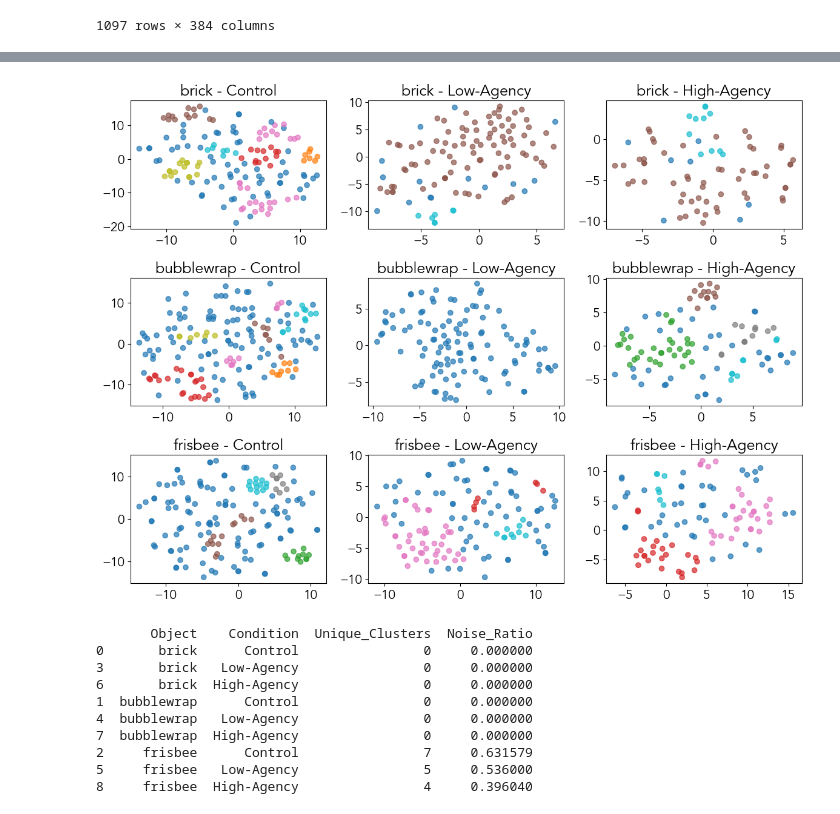
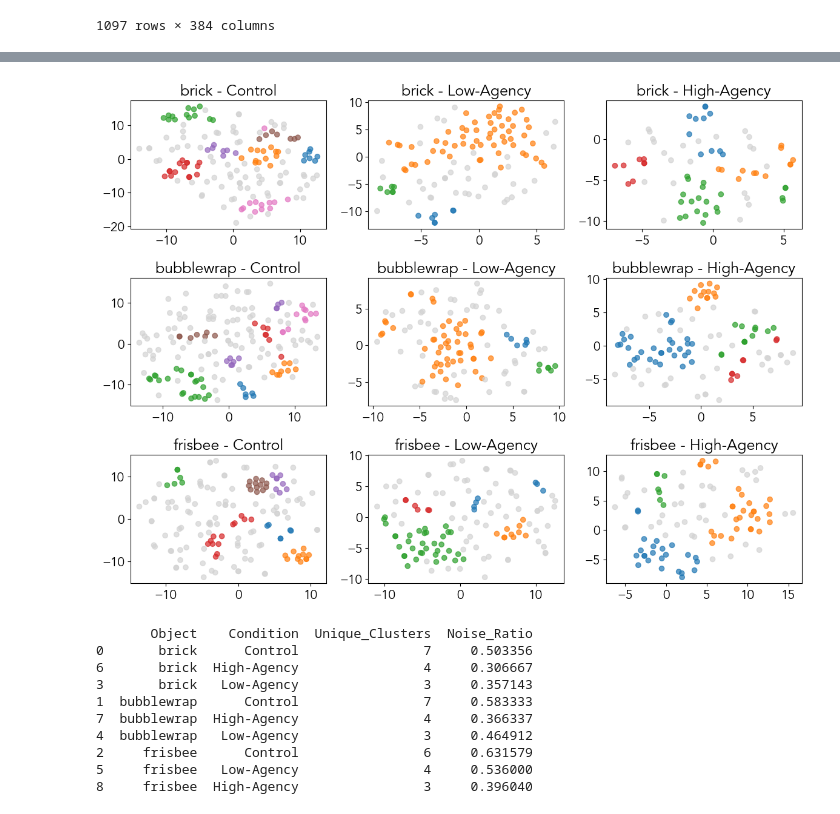
Before and after one commit to sarahhannahwu/idea_generation, a Jupyter notebook: clustering.ipynb, the cells around one changed output, grey strips where cells are left out. Saved outputs shown, nothing was run; the diff lists cells and outputs as text; code cells hidden in the pictures.

Commit message:
clustering analysis for s2

```diff
--- a/clustering.ipynb
+++ b/clustering.ipynb
@@ -127,15 +126,15 @@ Name: raw_cluster_label, dtype: int64
 # %%
 # Filter to bubblewrap and plot t-SNE for each condition
 
-# for condition in unique_conditions:
-#     bubblewrap_mask = (df['object'] == 'bubblewrap') & (df['condition'] == condition)
-#     data = all_embeddings[bubblewrap_mask]
-#     plot_kwds = {'s': 50, 'alpha': 0.7}
-#     projection = sklearn.manifold.TSNE().fit_transform(data)
+for condition in unique_conditions:
+    bubblewrap_mask = (df['object'] == 'bubblewrap') & (df['condition'] == condition)
+    data = all_embeddings[bubblewrap_mask]
+    plot_kwds = {'s': 50, 'alpha': 0.7}
+    projection = sklearn.manifold.TSNE().fit_transform(data)
 
-#     # Color the points by their cluster labels to visually inspect the clustering quality
-#     colors = df.loc[bubblewrap_mask, 'raw_cluster_label'].values
-#     plt.scatter(projection[:, 0], projection[:, 1], c=colors, cmap='tab10', **plot_kwds)
-#     plt.title(f't-SNE Projection for Bubblewrap in Condition: {condition}')
-#     plt.show()
+    # Color the points by their cluster labels to visually inspect the clustering quality
+    colors = df.loc[bubblewrap_mask, 'raw_cluster_label'].values
+    plt.scatter(projection[:, 0], projection[:, 1], c=colors, cmap='tab10', **plot_kwds)
+    plt.title(f't-SNE Projection for Bubblewrap in Condition: {condition}')
+    plt.show()
 # %% [output]
@@ -145,34 +144,54 @@ Name: raw_cluster_label, dtype: int64
 # %%
 # Repeat for all object-condition pairs and display the results in a grid of t-SNE plots
 
+import matplotlib.colors as mcolors
 
 n_objects = len(unique_objects)
 n_conditions = len(unique_conditions)
 
 # Create a grid of subplots
 fig, axes = plt.subplots(n_objects, n_conditions, figsize=(4*n_conditions, 3*n_objects), squeeze=False)
 
 # For each object-condition pair, plot t-SNE
 for i, obj in enumerate(unique_objects):
     for j, condition in enumerate(unique_conditions):
         obj_cond_mask = (df['object'] == obj) & (df['condition'] == condition)
         if obj_cond_mask.sum() < 2:  # Skip if less than 2 samples
             axes[i][j].set_title(f"{obj} - {condition}")
             axes[i][j].text(0.5, 0.5, "Not enough samples", ha='center', va='center', transform=axes[i][j].transAxes)
             continue
 
         data = all_embeddings[obj_cond_mask]
         projection = sklearn.manifold.TSNE().fit_transform(data)
 
         # Color the points by their cluster labels to visually inspect the clustering quality
-        colors = df.loc[obj_cond_mask, 'raw_cluster_label'].values
-        axes[i][j].scatter(projection[:, 0], projection[:, 1], c=colors, cmap='tab10', alpha=0.7)
+        labels = df.loc[obj_cond_mask, 'raw_cluster_label'].values
+        unique_labels = np.sort(np.unique(labels))
+
+        # Build color map where -1 is light gray
+        base_colors = sns.color_palette('tab10', n_colors=max(len(unique_labels), 1)).as_hex()
+        color_map = {}
+        color_iter = iter(base_colors)
+
+        for lab in unique_labels:
+            if lab == -1:
+                color_map[lab] = 'lightgray'
+            else:
+                color_map[lab] = next(color_iter, 'black')
+
+        cmap = mcolors.ListedColormap([color_map[lab] for lab in unique_labels])
+        norm = mcolors.BoundaryNorm(np.append(unique_labels, unique_labels[-1] + 1), cmap.N)
+
+        axes[i][j].scatter(projection[:, 0], projection[:, 1], c=labels, cmap=cmap, norm=norm, alpha=0.7)
         axes[i][j].set_title(f"{obj} - {condition}")
 
 plt.tight_layout()
 plt.show()
+
+# Save a high-resolution version of the plot
+fig.savefig('tsne_clusters.png', dpi=300)
 # %% [output]
-[figure, old version]
+[figure, new version]
 # %%
 # Calculate number of unique clusters and noise ratio for each combination of object and condition
 # There should be nine rows in total (3 objects x 3 conditions)
@@ -182,8 +201,8 @@ cluster_stats = []
 for condition in unique_conditions:
     for obj in unique_objects:
         obj_cond_mask = (df['object'] == obj) & (df['condition'] == condition)
-
-        unique_clusters = df.loc[obj_cond_mask, 'raw_cluster_label'].nunique()
+        # Subtract 1 from unique clusters to exclude noise cluster (-1)
+        unique_clusters = df.loc[obj_cond_mask, 'raw_cluster_label'].nunique() - 1
         noise_ratio = (df.loc[obj_cond_mask, 'raw_cluster_label'] == -1).mean()
 
         cluster_stats.append({
@@ -201,12 +220,12 @@ results_df = pd.DataFrame(cluster_stats)
 print(results_df.sort_values(by=['Object', 'Unique_Clusters'], ascending=[True, False]))
 # %% [output]
        Object    Condition  Unique_Clusters  Noise_Ratio
-0       brick      Control                0     0.000000
-3       brick   Low-Agency                0     0.000000
-6       brick  High-Agency                0     0.000000
-1  bubblewrap      Control                0     0.000000
-4  bubblewrap   Low-Agency                0     0.000000
-7  bubblewrap  High-Agency                0     0.000000
-2     frisbee      Control                7     0.631579
-5     frisbee   Low-Agency                5     0.536000
-8     frisbee  High-Agency                4     0.396040
+0       brick      Control                7     0.503356
+6       brick  High-Agency                4     0.306667
+3       brick   Low-Agency                3     0.357143
+1  bubblewrap      Control                7     0.583333
+7  bubblewrap  High-Agency                4     0.366337
+4  bubblewrap   Low-Agency                3     0.464912
+2     frisbee      Control                6     0.631579
+5     frisbee   Low-Agency                4     0.536000
+8     frisbee  High-Agency                3     0.396040
```
Also changed, not shown: parts of 13 cells of this notebook, 9 other files.
